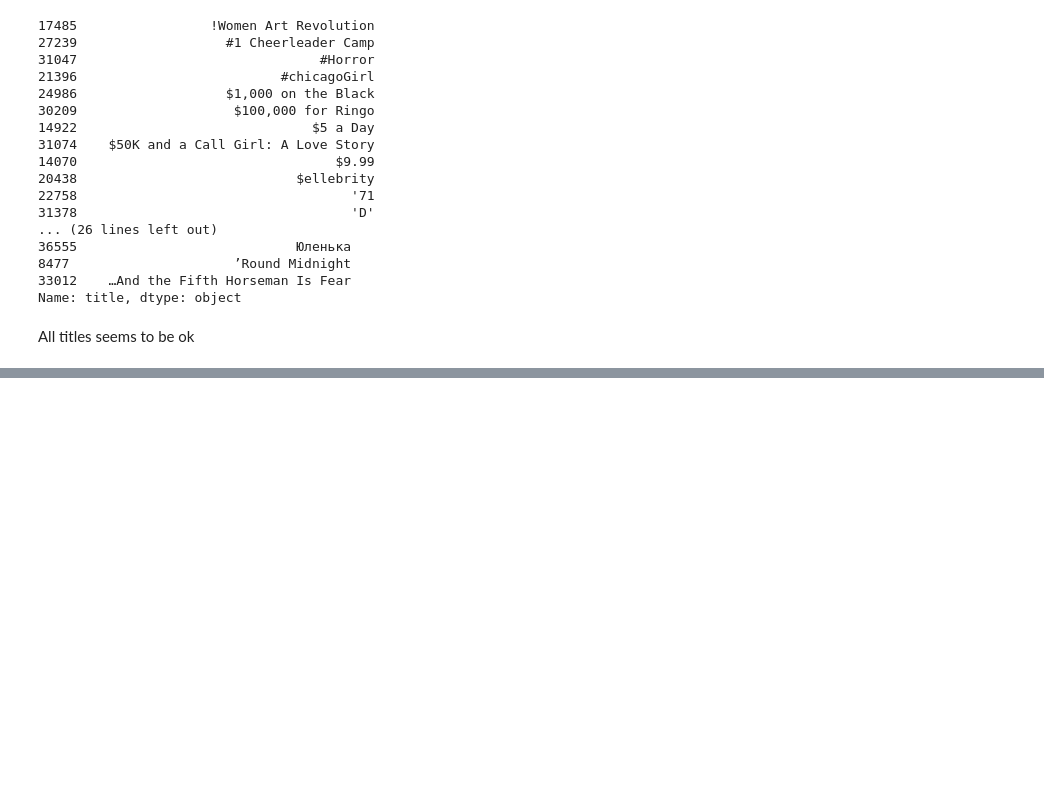
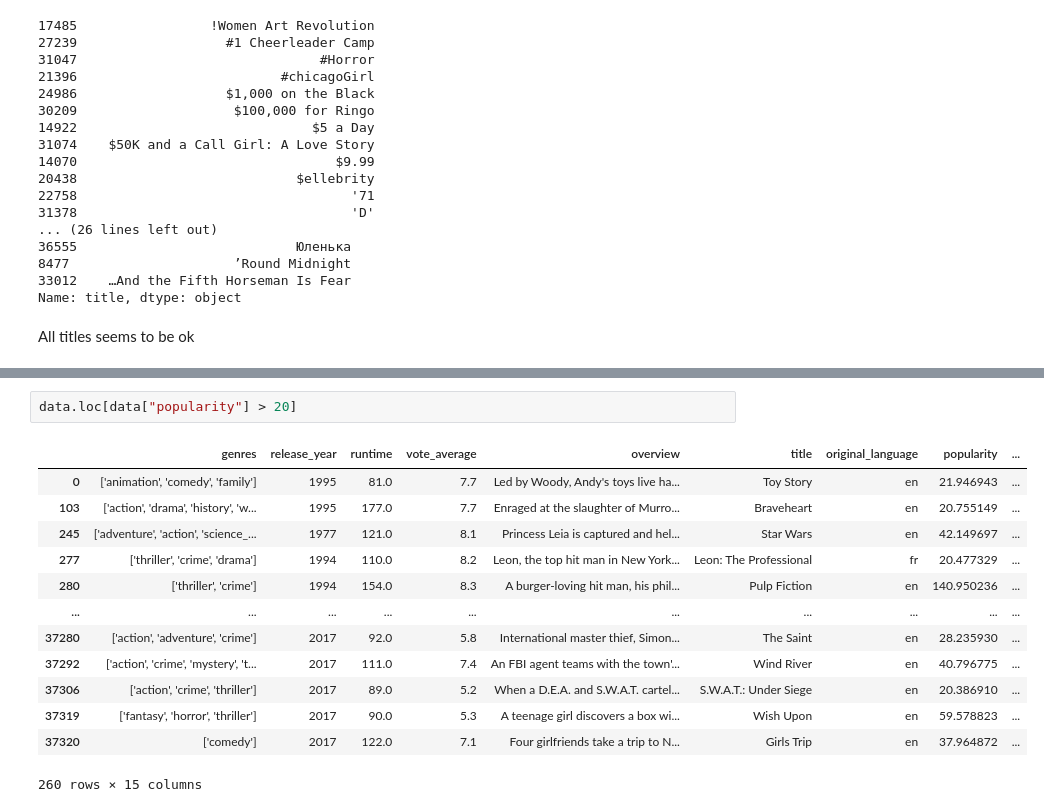
Before and after one commit to TiagoMPereira/DS-movies_recommendation, a Jupyter notebook: notebooks/movies_analysis.ipynb, the cells around one changed output, grey strips where cells are left out. Saved outputs shown, nothing was run; the diff lists cells and outputs as text; blank space fills up the shorter version.

```diff
--- a/notebooks/movies_analysis.ipynb
+++ b/notebooks/movies_analysis.ipynb
@@ -495,0 +649,16 @@ All titles seems to be ok
+# %%
+data.loc[data["popularity"] > 20]
+# %% [output]
+|  | genres | release_year | runtime | vote_average | overview | title | original_language | popularity | ... |
+| 0 | ['animation', 'comedy', 'family'] | 1995 | 81.0 | 7.7 | Led by Woody, Andy's toys live ha... | Toy Story | en | 21.946943 | ... |
+| 103 | ['action', 'drama', 'history', 'w... | 1995 | 177.0 | 7.7 | Enraged at the slaughter of Murro... | Braveheart | en | 20.755149 | ... |
+| 245 | ['adventure', 'action', 'science_... | 1977 | 121.0 | 8.1 | Princess Leia is captured and hel... | Star Wars | en | 42.149697 | ... |
+| 277 | ['thriller', 'crime', 'drama'] | 1994 | 110.0 | 8.2 | Leon, the top hit man in New York... | Leon: The Professional | fr | 20.477329 | ... |
+| 280 | ['thriller', 'crime'] | 1994 | 154.0 | 8.3 | A burger-loving hit man, his phil... | Pulp Fiction | en | 140.950236 | ... |
+| ... | ... | ... | ... | ... | ... | ... | ... | ... | ... |
+| 37280 | ['action', 'adventure', 'crime'] | 2017 | 92.0 | 5.8 | International master thief, Simon... | The Saint | en | 28.235930 | ... |
+| 37292 | ['action', 'crime', 'mystery', 't... | 2017 | 111.0 | 7.4 | An FBI agent teams with the town'... | Wind River | en | 40.796775 | ... |
+| 37306 | ['action', 'crime', 'thriller'] | 2017 | 89.0 | 5.2 | When a D.E.A. and S.W.A.T. cartel... | S.W.A.T.: Under Siege | en | 20.386910 | ... |
+| 37319 | ['fantasy', 'horror', 'thriller'] | 2017 | 90.0 | 5.3 | A teenage girl discovers a box wi... | Wish Upon | en | 59.578823 | ... |
+| 37320 | ['comedy'] | 2017 | 122.0 | 7.1 | Four girlfriends take a trip to N... | Girls Trip | en | 37.964872 | ... |
+260 rows × 15 columns
```
Also changed, not shown: parts of 32 cells of this notebook, 21 other files.
